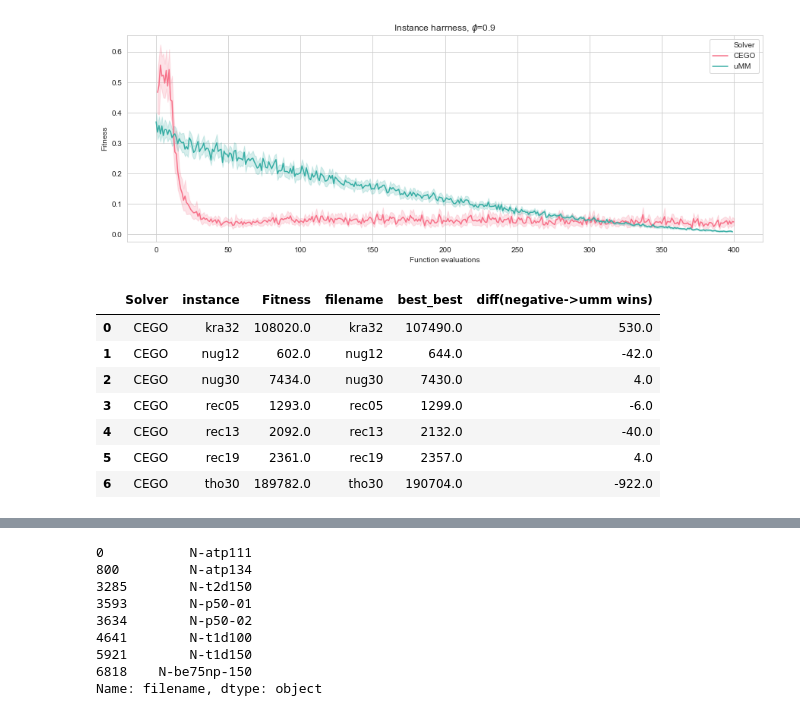
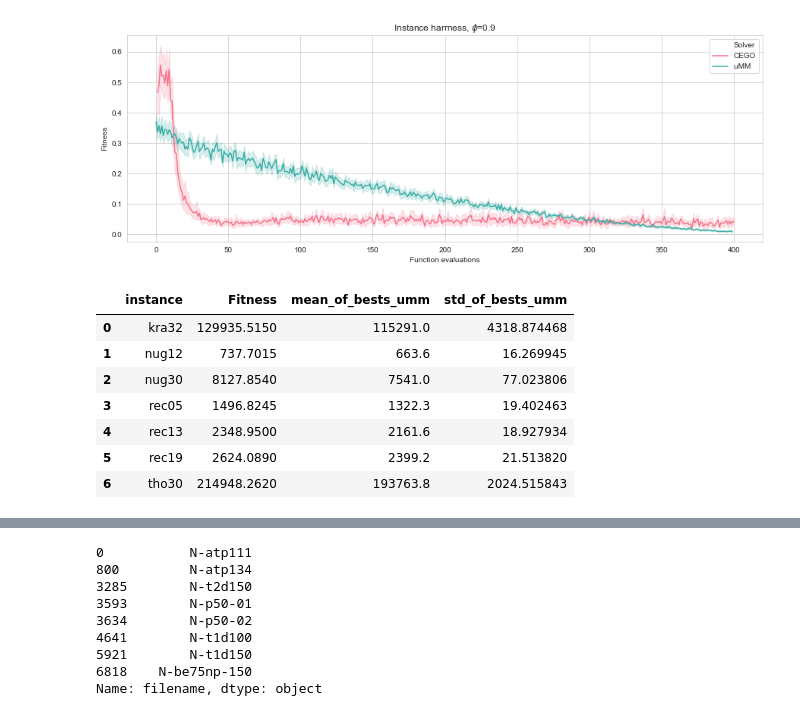
Before and after one commit to ekhiru/BB_optim, a Jupyter notebook: BB opt 2.ipynb, the cells around one changed output, grey strips where cells are left out. Saved outputs shown, nothing was run; the diff lists cells and outputs as text; code cells hidden in the pictures.

```diff
--- a/BB opt 2.ipynb
+++ b/BB opt 2.ipynb
@@ -313,32 +313,39 @@ ranking of the solvers by fitness
 # %%
 # Compare in real data, QAP and LOP
 # with the above results we can justify that a reasonable param configuration is weight=0.9 and ratio = 0.1
 # we run the real data with these parameters
 # for the PFSF and QAP the results of the best one are not conclusive
 
 dfNoLopCEGO = pd.concat([pd.read_pickle('results/'+filename) for filename in os.listdir('results') for i in range(0,9) if 'pkl'in filename and 'cego-'+str(i)+'-' in filename])
 t = dfNoLopCEGO.instance.str.split('/').str[-1]
 dfNoLopCEGO['instance'] = t.str.split('.').str[0]
 
 
 dfNoLopUMM = pd.read_csv('results/results.csv',index_col=0)
 dfNoLopUMM.columns = [c if c!='min' else 'best' for c in dfNoLopUMM.columns]
-dfNoLopUMM = dfNoLopUMM[(abs(dfNoLopUMM.weight-0.93)<0.01)&(dfNoLopUMM.ratio==0.1)]
-# dfNoLopUMM = pd.pivot_table(dfNoLopUMM,index=['filename','ratio','weight'],values='best',aggfunc={np.mean,np.min, np.std})#.reset_index()
-dfNoLopUMM = pd.pivot_table(dfNoLopUMM,index=['filename'],values='best',aggfunc=np.min)
-dfNoLopUMM.columns = ['best_'+ c for c in dfNoLopUMM.columns]
-dfNoLopUMM = dfNoLopUMM.reset_index()
+dfNoLopUMM = dfNoLopUMM[(abs(dfNoLopUMM.weight-0.93)<0.01)&(dfNoLopUMM.ratio==0.1)] # ocn los parametros elegidos
+pd.pivot_table(dfNoLopUMM,index=['filename'],values='best',aggfunc=np.mean)
+
+dfNoLopUMM = pd.pivot_table(dfNoLopUMM,index=['filename'],values='best',aggfunc={np.mean,np.std}).reset_index()
+dfNoLopUMM.columns = ['instance','mean_of_bests_umm','std_of_bests_umm']
 dfNoLopUMM
-bestsCEGO = dfNoLopCEGO.groupby(['Solver','instance']).Fitness.min().reset_index()
-bests_compare = pd.merge(bestsCEGO,dfNoLopUMM, left_on='instance', right_on='filename')
-bests_compare['diff(negative->umm wins)'] = bests_compare.Fitness - bests_compare.best_best
-bests_compare
+
+dfNoLopCEGO = dfNoLopCEGO.groupby(['instance']).Fitness.mean().reset_index()
+pd.merge(dfNoLopCEGO, dfNoLopUMM)
+# dfNoLopUMM = pd.pivot_table(dfNoLopUMM,index=['filename'],values='best',aggfunc=np.mean)
+# dfNoLopUMM.columns = ['best_'+ c for c in dfNoLopUMM.columns]
+# dfNoLopUMM = dfNoLopUMM.reset_index()
+# dfNoLopUMM
+# bestsCEGO = dfNoLopCEGO.groupby(['Solver','instance']).Fitness.mean().reset_index()
+# bests_compare = pd.merge(bestsCEGO,dfNoLopUMM, left_on='instance', right_on='filename')
+# bests_compare['diff(negative->umm wins)'] = bests_compare.Fitness - bests_compare.best_best
+# bests_compare
 # %% [output]
-|  | Solver | instance | Fitness | filename | best_best | diff(negative->umm wins) |
-| 0 | CEGO | kra32 | 108020.0 | kra32 | 107490.0 | 530.0 |
-| 1 | CEGO | nug12 | 602.0 | nug12 | 644.0 | -42.0 |
-| 2 | CEGO | nug30 | 7434.0 | nug30 | 7430.0 | 4.0 |
-| 3 | CEGO | rec05 | 1293.0 | rec05 | 1299.0 | -6.0 |
-| 4 | CEGO | rec13 | 2092.0 | rec13 | 2132.0 | -40.0 |
-| 5 | CEGO | rec19 | 2361.0 | rec19 | 2357.0 | 4.0 |
-| 6 | CEGO | tho30 | 189782.0 | tho30 | 190704.0 | -922.0 |
+|  | instance | Fitness | mean_of_bests_umm | std_of_bests_umm |
+| 0 | kra32 | 129935.5150 | 115291.0 | 4318.874468 |
+| 1 | nug12 | 737.7015 | 663.6 | 16.269945 |
+| 2 | nug30 | 8127.8540 | 7541.0 | 77.023806 |
+| 3 | rec05 | 1496.8245 | 1322.3 | 19.402463 |
+| 4 | rec13 | 2348.9500 | 2161.6 | 18.927934 |
+| 5 | rec19 | 2624.0890 | 2399.2 | 21.513820 |
+| 6 | tho30 | 214948.2620 | 193763.8 | 2024.515843 |
```
Also changed, not shown: parts of 1 cell of this notebook, 7 other files.
